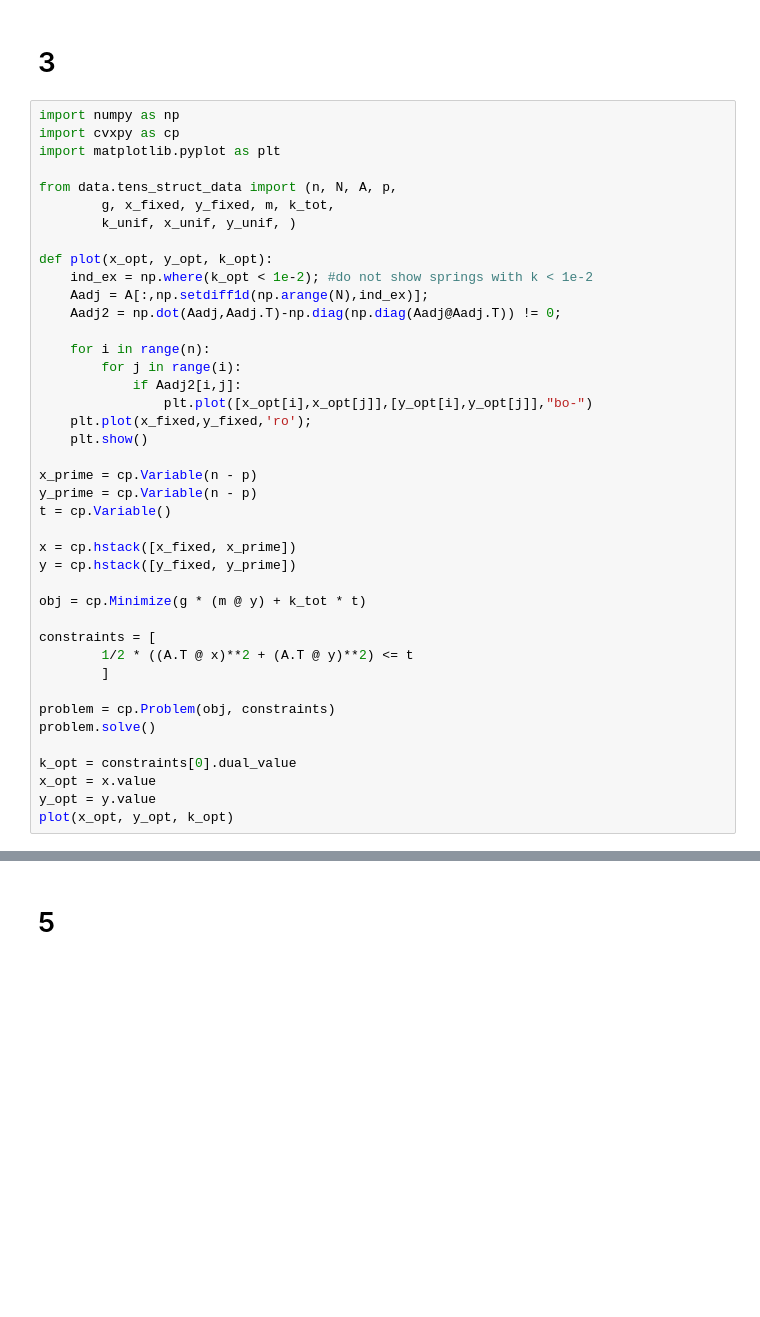
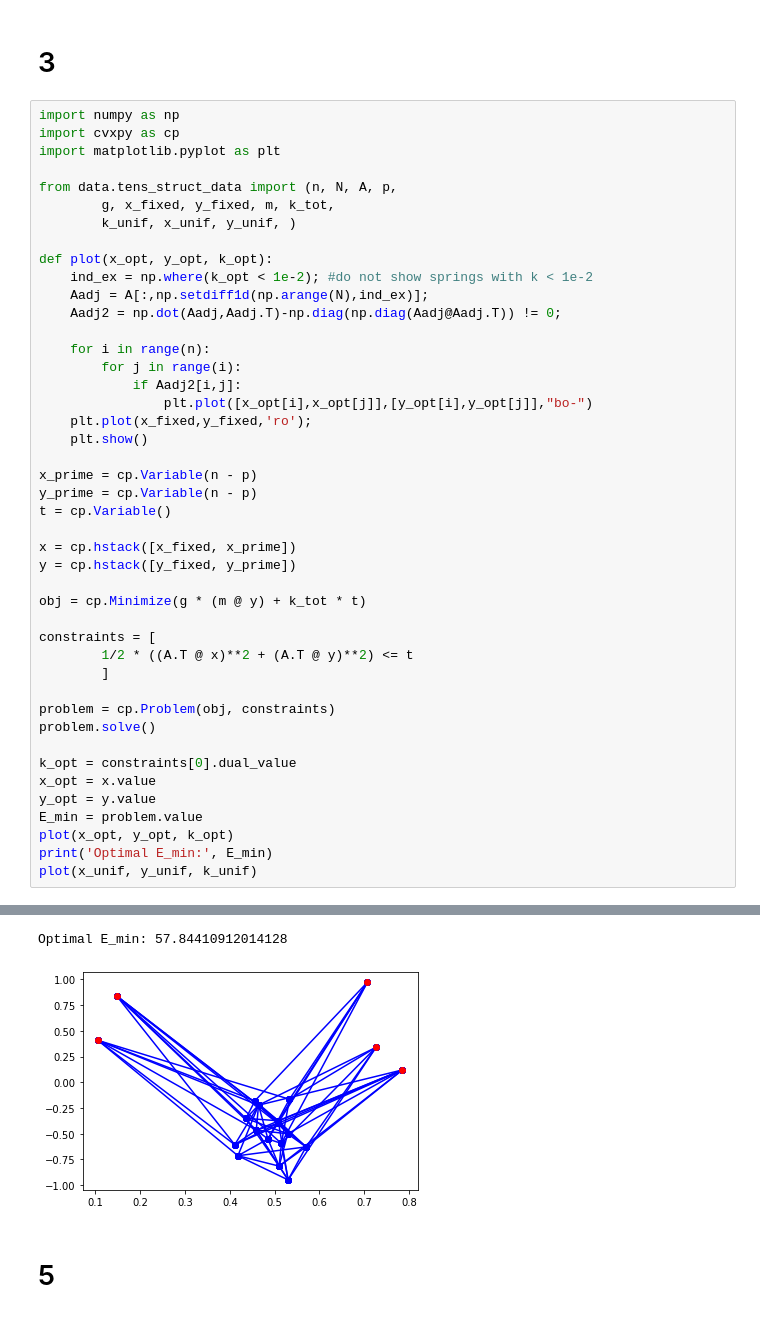
Before and after one commit to kbanihashem/convex-opt-course-material, a Jupyter notebook: pset14/14.ipynb, the cells around one changed output, grey strips where cells are left out. Drawn from its saved outputs; the diff is of its cells as text; blank space fills up the shorter version.

```diff
--- a/pset14/14.ipynb
+++ b/pset14/14.ipynb
@@ -117,33 +117,38 @@ def plot(x_opt, y_opt, k_opt):
 
     for i in range(n):
         for j in range(i):
             if Aadj2[i,j]:
                 plt.plot([x_opt[i],x_opt[j]],[y_opt[i],y_opt[j]],"bo-")
     plt.plot(x_fixed,y_fixed,'ro');
     plt.show()
 
 x_prime = cp.Variable(n - p)
 y_prime = cp.Variable(n - p)
 t = cp.Variable()
 
 x = cp.hstack([x_fixed, x_prime])
 y = cp.hstack([y_fixed, y_prime])
 
 obj = cp.Minimize(g * (m @ y) + k_tot * t)
 
 constraints = [
         1/2 * ((A.T @ x)**2 + (A.T @ y)**2) <= t
         ]
 
 problem = cp.Problem(obj, constraints)
 problem.solve()
 
 k_opt = constraints[0].dual_value
 x_opt = x.value
 y_opt = y.value
+E_min = problem.value
 plot(x_opt, y_opt, k_opt)
+print('Optimal E_min:', E_min)
+plot(x_unif, y_unif, k_unif)
 # %% [output]
 [figure]
+Optimal E_min: 57.84410912014128
+[figure, added]
 # %% [markdown]
 # 5
 # %%
```
Also changed, not shown: parts of 3 cells of this notebook.
